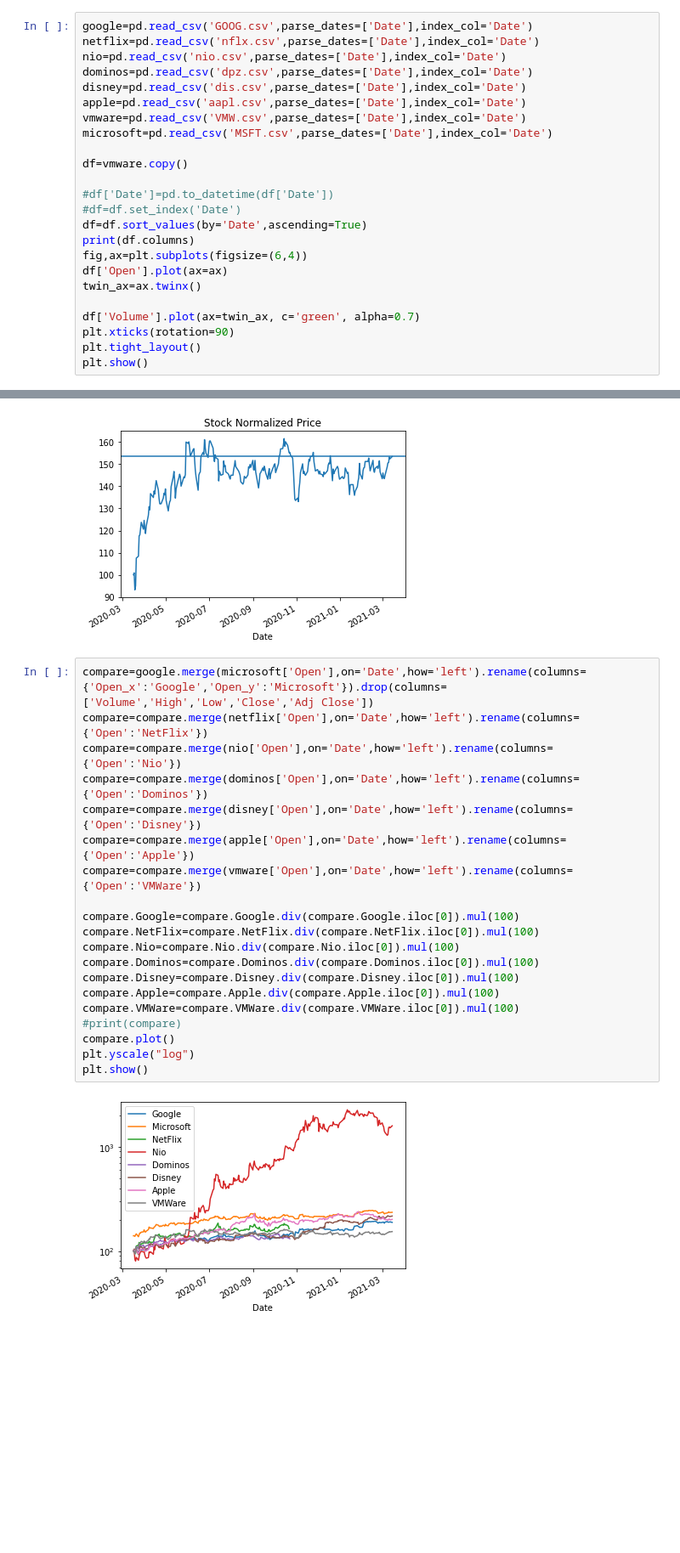
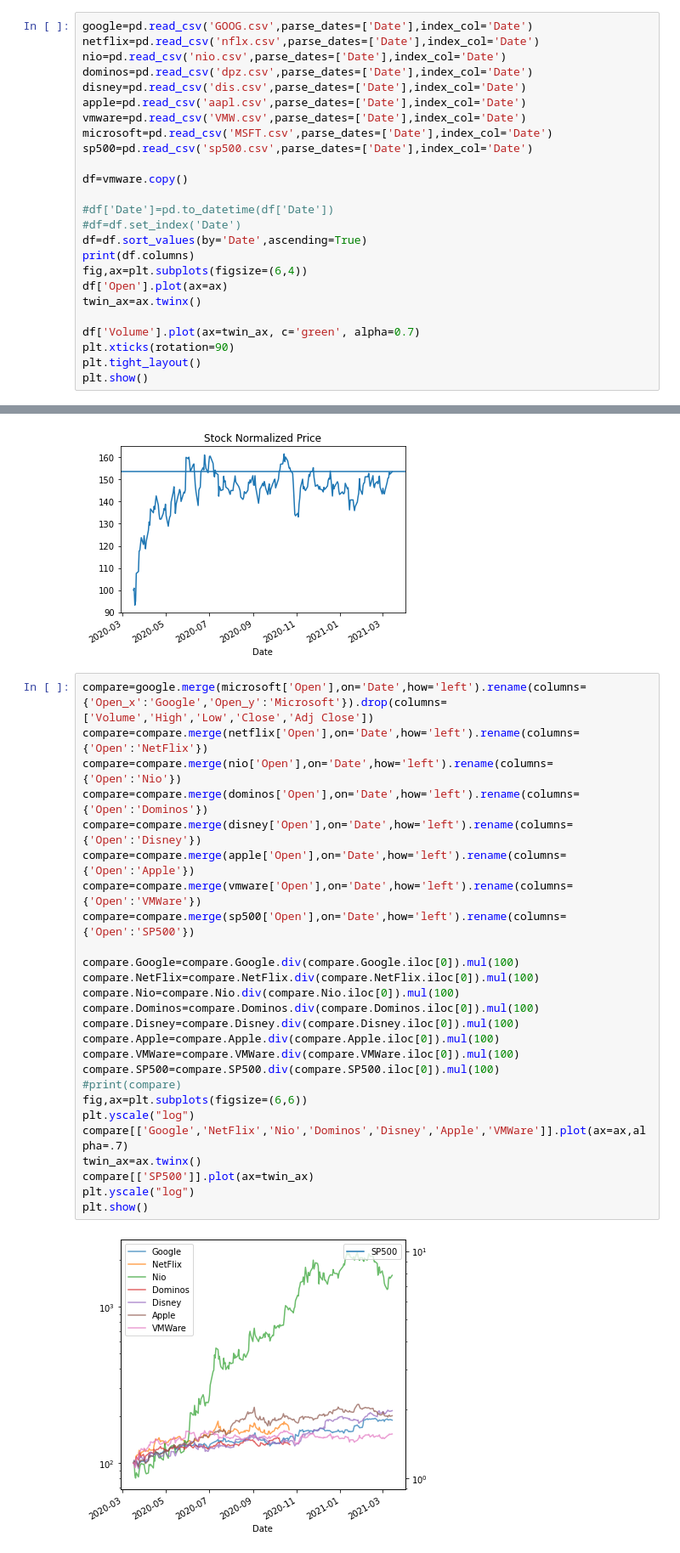
Before and after one commit to Andru-1987/python-deep-learning, a Jupyter notebook: Google timeseries.ipynb, the cells around one changed output, grey strips where cells are left out. Shown: that part at 85% size. Cells and saved outputs as stored; diff of their text form; blank space fills up the shorter version.

```diff
--- a/Google timeseries.ipynb
+++ b/Google timeseries.ipynb
@@ -12,6 +12,7 @@ disney=pd.read_csv('dis.csv',parse_dates=['Date'],index_col='Date')
 apple=pd.read_csv('aapl.csv',parse_dates=['Date'],index_col='Date')
 vmware=pd.read_csv('VMW.csv',parse_dates=['Date'],index_col='Date')
 microsoft=pd.read_csv('MSFT.csv',parse_dates=['Date'],index_col='Date')
+sp500=pd.read_csv('sp500.csv',parse_dates=['Date'],index_col='Date')
 
 df=vmware.copy()
 
@@ -189,22 +190,28 @@ plt.show()
 # %%
 compare=google.merge(microsoft['Open'],on='Date',how='left').rename(columns={'Open_x':'Google','Open_y':'Microsoft'}).drop(columns=['Volume','High','Low','Close','Adj Close'])
 compare=compare.merge(netflix['Open'],on='Date',how='left').rename(columns={'Open':'NetFlix'})
 compare=compare.merge(nio['Open'],on='Date',how='left').rename(columns={'Open':'Nio'})
 compare=compare.merge(dominos['Open'],on='Date',how='left').rename(columns={'Open':'Dominos'})
 compare=compare.merge(disney['Open'],on='Date',how='left').rename(columns={'Open':'Disney'})
 compare=compare.merge(apple['Open'],on='Date',how='left').rename(columns={'Open':'Apple'})
 compare=compare.merge(vmware['Open'],on='Date',how='left').rename(columns={'Open':'VMWare'})
+compare=compare.merge(sp500['Open'],on='Date',how='left').rename(columns={'Open':'SP500'})
 
 compare.Google=compare.Google.div(compare.Google.iloc[0]).mul(100)
 compare.NetFlix=compare.NetFlix.div(compare.NetFlix.iloc[0]).mul(100)
 compare.Nio=compare.Nio.div(compare.Nio.iloc[0]).mul(100)
 compare.Dominos=compare.Dominos.div(compare.Dominos.iloc[0]).mul(100)
 compare.Disney=compare.Disney.div(compare.Disney.iloc[0]).mul(100)
 compare.Apple=compare.Apple.div(compare.Apple.iloc[0]).mul(100)
 compare.VMWare=compare.VMWare.div(compare.VMWare.iloc[0]).mul(100)
+compare.SP500=compare.SP500.div(compare.SP500.iloc[0]).mul(100)
 #print(compare)
-compare.plot()
+fig,ax=plt.subplots(figsize=(6,6))
+plt.yscale("log")
+compare[['Google','NetFlix','Nio','Dominos','Disney','Apple','VMWare']].plot(ax=ax,alpha=.7)
+twin_ax=ax.twinx()
+compare[['SP500']].plot(ax=twin_ax)
 plt.yscale("log")
 plt.show()
 # %% [output]
-[figure, old version]
+[figure, new version]
```
Also changed, not shown: 1 other file.
